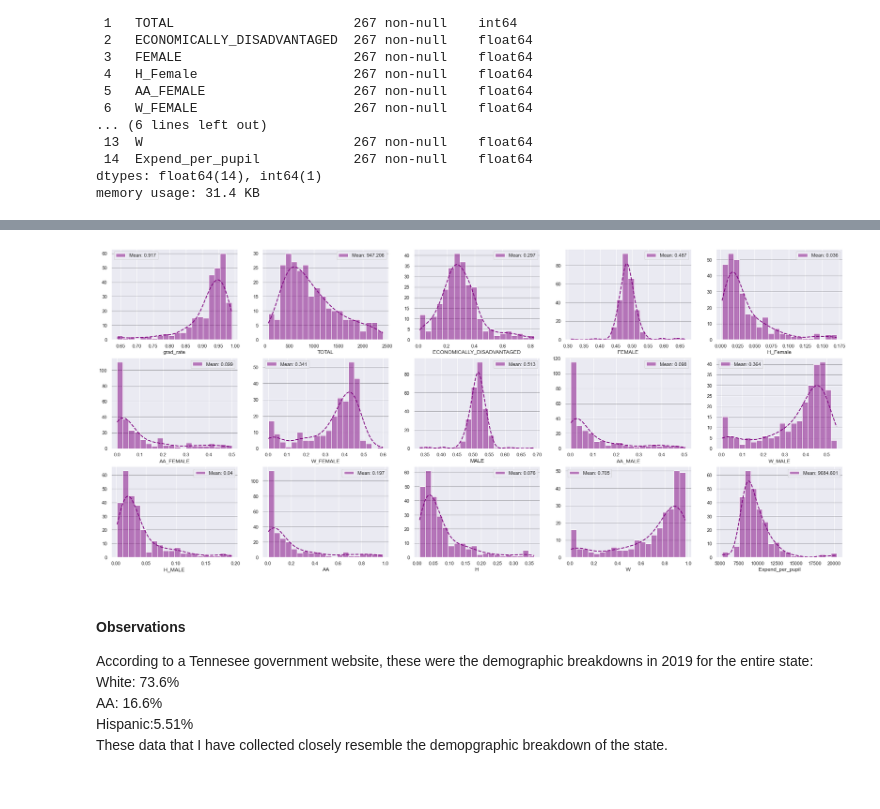
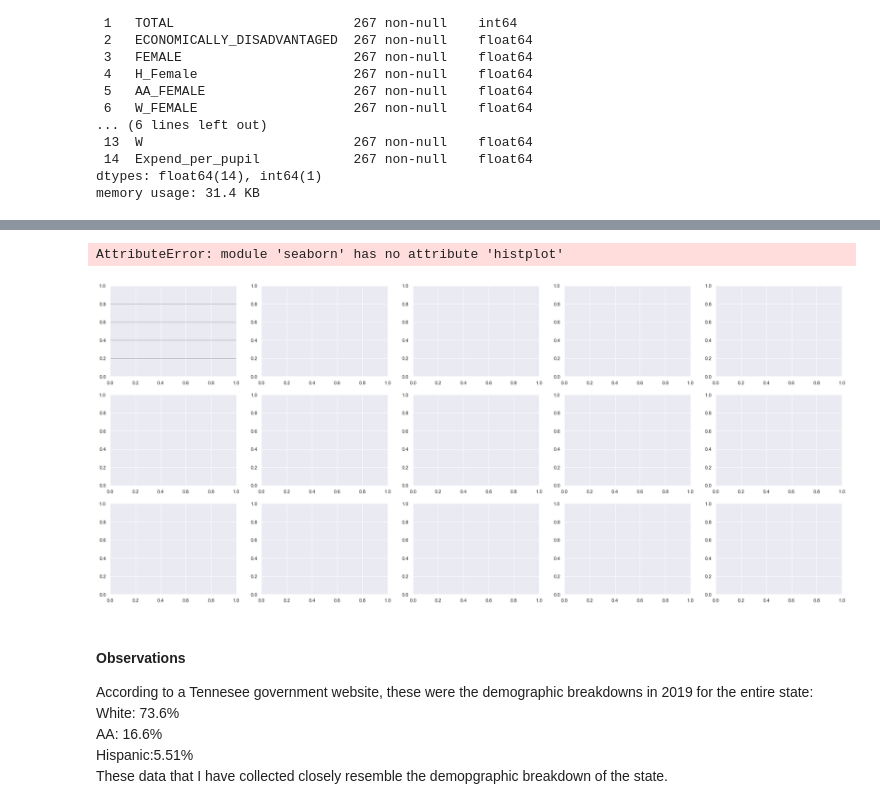
Before and after one commit to mf11y/Tennessee_Graduation_Rates, a Jupyter notebook: Graduation Rates in TN - Exploratory Analysis.ipynb, the cells around one changed output, grey strips where cells are left out. Saved outputs shown, nothing was run; the diff lists cells and outputs as text; code cells hidden in the pictures.

```diff
--- a/Graduation Rates in TN - Exploratory Analysis.ipynb
+++ b/Graduation Rates in TN - Exploratory Analysis.ipynb
@@ -67,14 +64,15 @@ data.describe()
 # %%
 figure, axes = plt.subplots(3,5, figsize=(30,13))
 
 for ax, feature in zip(axes.flat, data.columns):
     ax.grid(axis='y', color='black',alpha=.3)
-    g = sns.histplot(data[feature],ax=ax, bins=20, kde=True, color='purple', line_kws={'linestyle': '--','lw':2},
+    sns.histplot(data[feature],ax=ax, bins=20, kde=True, color='purple', line_kws={'linestyle': '--','lw':2},
                     label='Mean: ' + str(round(data[feature].mean(), 3)))
     ax.legend(loc='best')
     g.set(ylabel=None)
 # %% [output]
+AttributeError: module 'seaborn' has no attribute 'histplot'
-[figure, old version]
+[figure, new version]
 # %% [markdown]
 #### Observations
 
```
Also changed, not shown: parts of 2 cells of this notebook, 2 other files.
